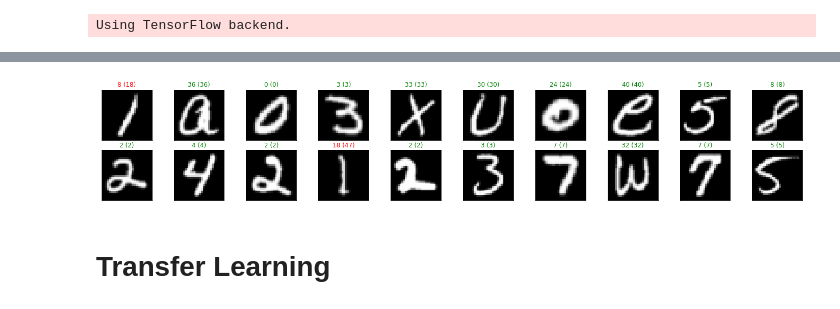
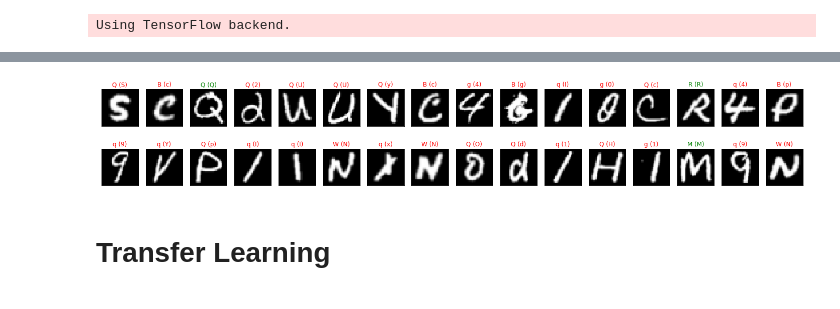
Before and after one commit to dudeperf3ct/TextRecognizer, a Jupyter notebook: Experiment-1/notebooks/exp_1.ipynb, the cells around one changed output, grey strips where cells are left out. Saved outputs shown, nothing was run; the diff lists cells and outputs as text; code cells hidden in the pictures.

Commit message:
add plots and updated notebook

```diff
--- a/Experiment-1/notebooks/exp_1.ipynb
+++ b/Experiment-1/notebooks/exp_1.ipynb
@@ -202,7 +398,28 @@ Using TensorFlow backend.
+# %%
+def test_generator(batch_size):
+    num_iters = int(np.ceil(x_test.shape[0] / batch_size))
+    while 1:
+        for i in range(num_iters):
+            tmp = x_test[i*batch_size:(i+1)*batch_size].astype('float32')
+            tmp /= 255.0
+            yield tmp, y_test[i*batch_size:(i+1)*batch_size]
+# %%
+def evaluate_model(weights_dir, network):
+    model = network(dataset.input_shape, dataset.output_shape)
+    model.load_weights(weights_dir)
+    num_iters = int(np.ceil(x_test.shape[0] / batch_size))
+    t_generator = test_generator(batch_size=batch_size)
+
+    # evaluate the network and show a classification report
+    print("[INFO] evaluating network...")
+    predictions = model.predict_generator(t_generator, steps=num_iters)
+    print(classification_report(y_test.argmax(axis=1),
+                                predictions.argmax(axis=1),
+                                target_names=classes))
+    return model
 # %%
-weights_dir = '../models/Character_Model_EMNIST_lenet_weights.h5'
-weights_dir = '../models/Character_Model_EMNIST_resnet_weights.h5'
-weights_dir = '../models/Character_Model_EMNIST_customCNN_weights.h5'
-
-model = lenet(dataset.input_shape, dataset.output_shape)
-model.load_weights(weights_dir)
+weights_lenet_dir = '../models/Character_Model_EMNIST_lenet_weights.h5'
+weights_resnet_dir = '../models/Character_Model_EMNIST_resnet_weights.h5'
+weights_custom_dir = '../models/Character_Model_EMNIST_customCNN_weights.h5'
+# %%
+model_lenet = evaluate_model(weights_lenet_dir, lenet)
@@ -209,22 +484,23 @@ model.load_weights(weights_dir)
 # %%
 # obtain one batch of test images
-images, labels = x_test[:32], y_test[:32]
+rnd_index = np.random.randint(low=0, high=len(x_test), size=32)
+images, labels = x_test[rnd_index], y_test[rnd_index]
 
 # get sample outputs
-predict = model.predict_on_batch(images)
+predict = model_lenet.predict_on_batch(images)
 # convert output probabilities to predicted class
 preds = np.argmax(predict, axis=1)
 labels = np.argmax(labels, axis=1)
 
 # plot the images in the batch, along with predicted and true labels
 fig = plt.figure(figsize=(25, 4))
-for idx in np.arange(20):
-    ax = fig.add_subplot(2, 20/2, idx+1, xticks=[], yticks=[])
+for idx in np.arange(32):
+    ax = fig.add_subplot(2, 32/2, idx+1, xticks=[], yticks=[])
     ax.imshow(images[idx].reshape((28, 28)), cmap='gray')
-    ax.set_title("{} ({})".format(str(preds[idx]), str(labels[idx])),
+    ax.set_title("{} ({})".format(str(classes[preds[idx]]), str(classes[labels[idx]])),
                  color=("green" if preds[idx]==labels[idx] else "red"))
 # %% [output]
-[figure, old version]
+[figure, new version]
 # %% [markdown]
 # Transfer Learning
 # %%
```
Also changed, not shown: parts of 21 cells of this notebook, 14 other files.
